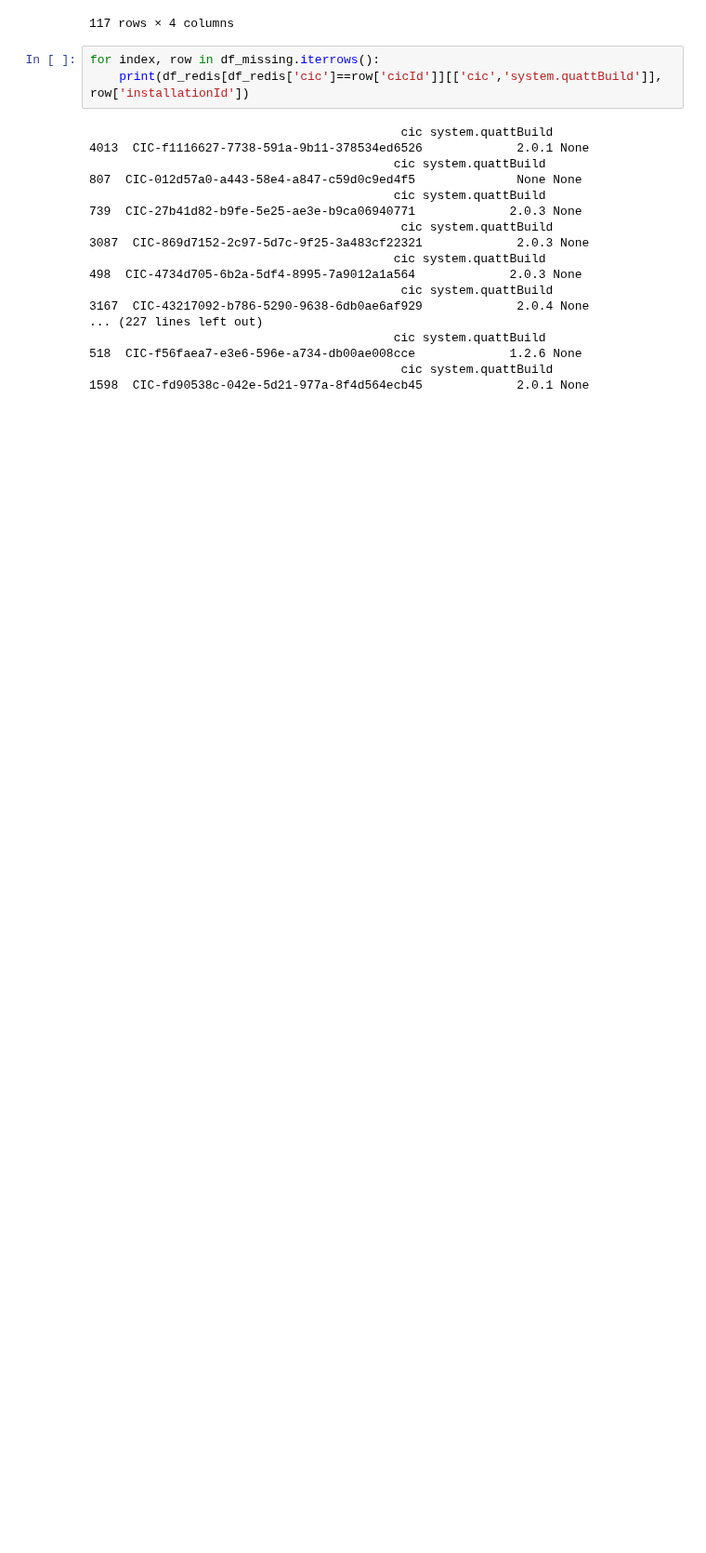
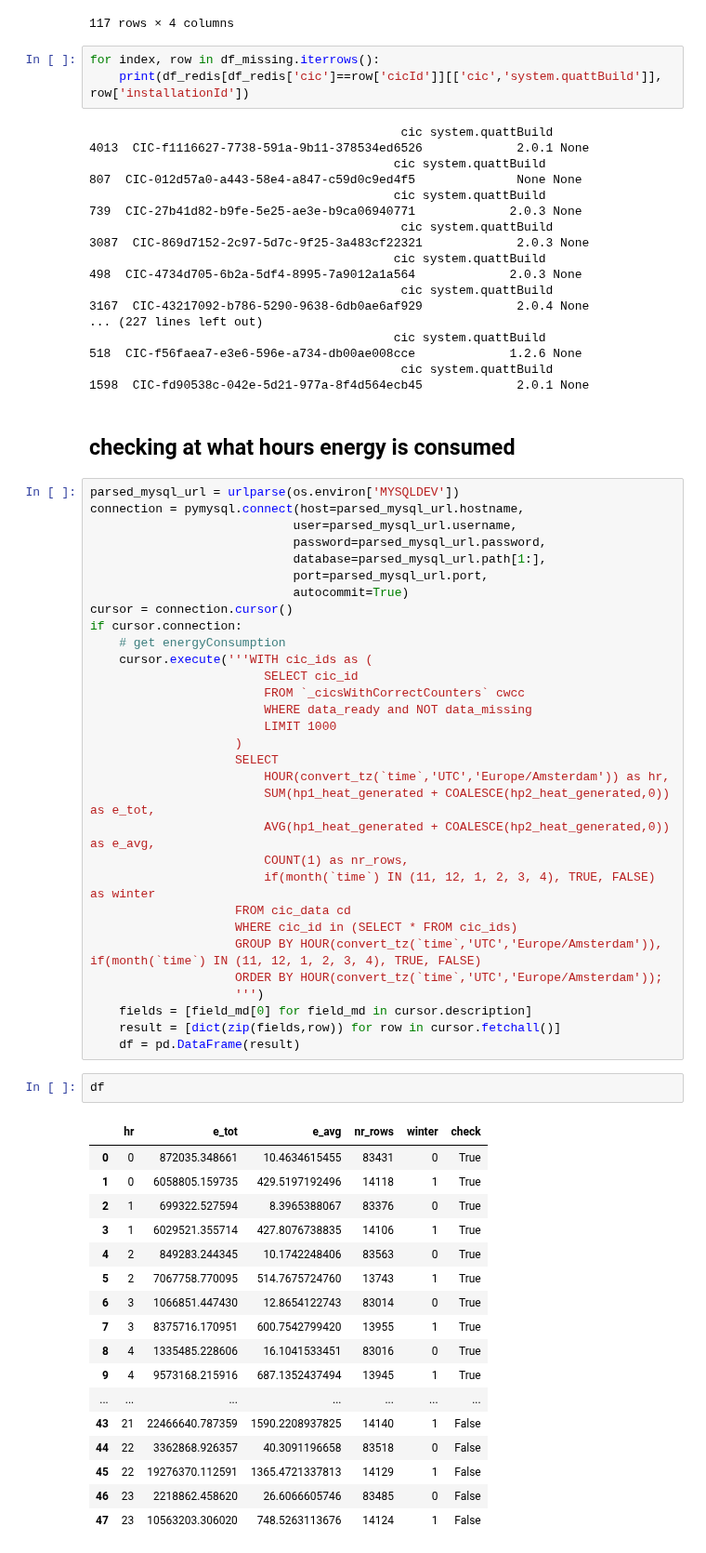
Before and after one commit to season0112/quatt_data_analysis, a Jupyter notebook: power-energy-calculations/historical-data/energyConsumptionTableCheck.ipynb, the cells around one changed output. Shown at 93% size. Saved outputs shown, nothing was run; the diff lists cells and outputs as text; blank space fills up the shorter version.

```diff
--- a/power-energy-calculations/historical-data/energyConsumptionTableCheck.ipynb
+++ b/power-energy-calculations/historical-data/energyConsumptionTableCheck.ipynb
@@ -288,3 +288,56 @@ for index, row in df_missing.iterrows():
 518  CIC-f56faea7-e3e6-596e-a734-db00ae008cce             1.2.6 None
                                            cic system.quattBuild
 1598  CIC-fd90538c-042e-5d21-977a-8f4d564ecb45             2.0.1 None
+# %% [markdown]
+## checking at what hours energy is consumed
+# %%
+parsed_mysql_url = urlparse(os.environ['MYSQLDEV'])
+connection = pymysql.connect(host=parsed_mysql_url.hostname,
+                            user=parsed_mysql_url.username,
+                            password=parsed_mysql_url.password,
+                            database=parsed_mysql_url.path[1:],
+                            port=parsed_mysql_url.port,
+                            autocommit=True)
+cursor = connection.cursor()
+if cursor.connection:
+    # get energyConsumption
+    cursor.execute('''WITH cic_ids as (
+                        SELECT cic_id
+                        FROM `_cicsWithCorrectCounters` cwcc
+                        WHERE data_ready and NOT data_missing
+                        LIMIT 1000
+                    )
+                    SELECT
+                        HOUR(convert_tz(`time`,'UTC','Europe/Amsterdam')) as hr,
+                        SUM(hp1_heat_generated + COALESCE(hp2_heat_generated,0)) as e_tot,
+                        AVG(hp1_heat_generated + COALESCE(hp2_heat_generated,0)) as e_avg,
+                        COUNT(1) as nr_rows,
+                        if(month(`time`) IN (11, 12, 1, 2, 3, 4), TRUE, FALSE) as winter
+                    FROM cic_data cd
+                    WHERE cic_id in (SELECT * FROM cic_ids)
+                    GROUP BY HOUR(convert_tz(`time`,'UTC','Europe/Amsterdam')), if(month(`time`) IN (11, 12, 1, 2, 3, 4), TRUE, FALSE)
+                    ORDER BY HOUR(convert_tz(`time`,'UTC','Europe/Amsterdam'));
+                    ''')
+    fields = [field_md[0] for field_md in cursor.description]
+    result = [dict(zip(fields,row)) for row in cursor.fetchall()]
+    df = pd.DataFrame(result)
+# %%
+df
+# %% [output]
+|  | hr | e_tot | e_avg | nr_rows | winter | check |
+| 0 | 0 | 872035.348661 | 10.4634615455 | 83431 | 0 | True |
+| 1 | 0 | 6058805.159735 | 429.5197192496 | 14118 | 1 | True |
+| 2 | 1 | 699322.527594 | 8.3965388067 | 83376 | 0 | True |
+| 3 | 1 | 6029521.355714 | 427.8076738835 | 14106 | 1 | True |
+| 4 | 2 | 849283.244345 | 10.1742248406 | 83563 | 0 | True |
+| 5 | 2 | 7067758.770095 | 514.7675724760 | 13743 | 1 | True |
+| 6 | 3 | 1066851.447430 | 12.8654122743 | 83014 | 0 | True |
+| 7 | 3 | 8375716.170951 | 600.7542799420 | 13955 | 1 | True |
+| 8 | 4 | 1335485.228606 | 16.1041533451 | 83016 | 0 | True |
+| 9 | 4 | 9573168.215916 | 687.1352437494 | 13945 | 1 | True |
+| ... | ... | ... | ... | ... | ... | ... |
+| 43 | 21 | 22466640.787359 | 1590.2208937825 | 14140 | 1 | False |
+| 44 | 22 | 3362868.926357 | 40.3091196658 | 83518 | 0 | False |
+| 45 | 22 | 19276370.112591 | 1365.4721337813 | 14129 | 1 | False |
+| 46 | 23 | 2218862.458620 | 26.6066605746 | 83485 | 0 | False |
+| 47 | 23 | 10563203.306020 | 748.5263113676 | 14124 | 1 | False |
```
Also changed, not shown: parts of 4 cells of this notebook, 4 other files.
